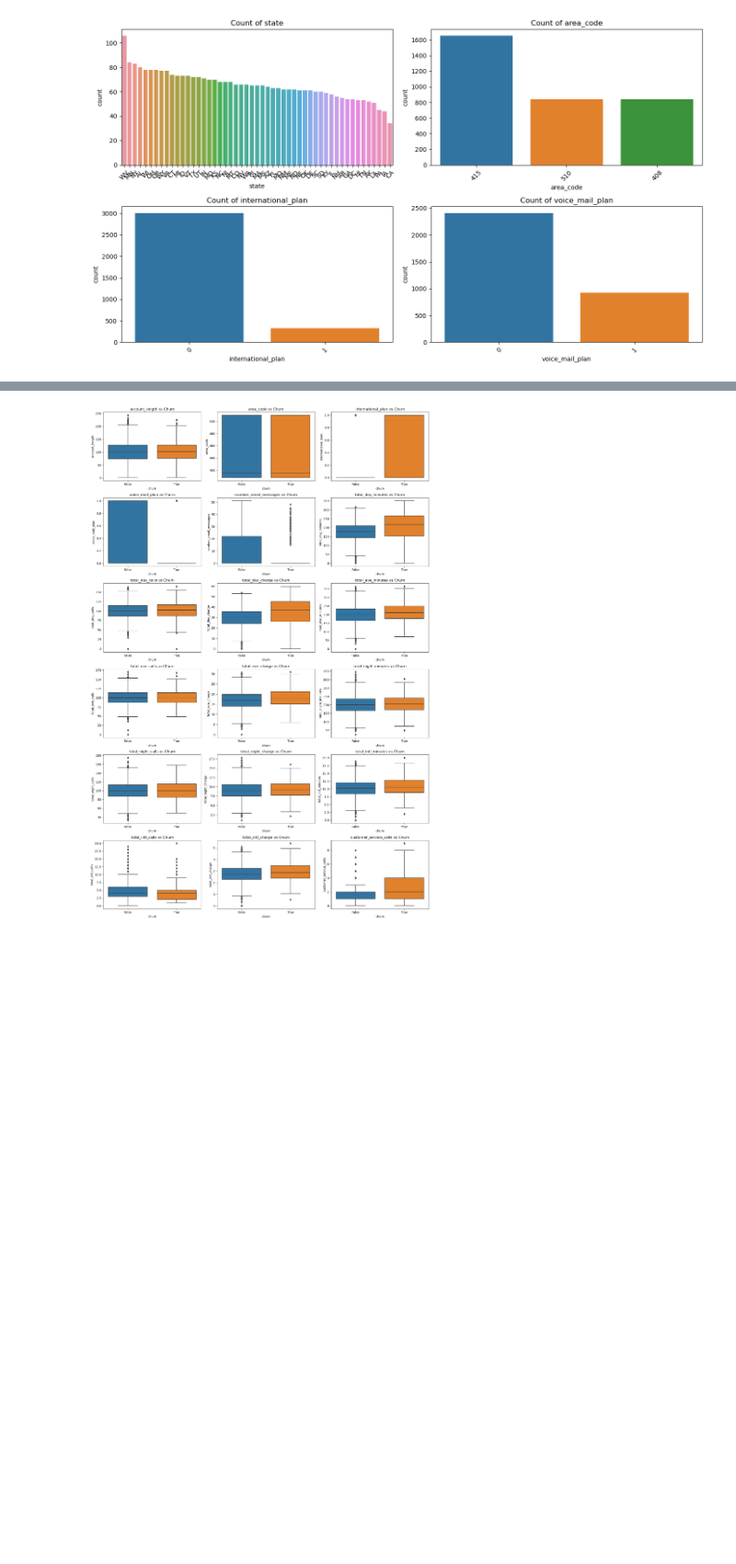
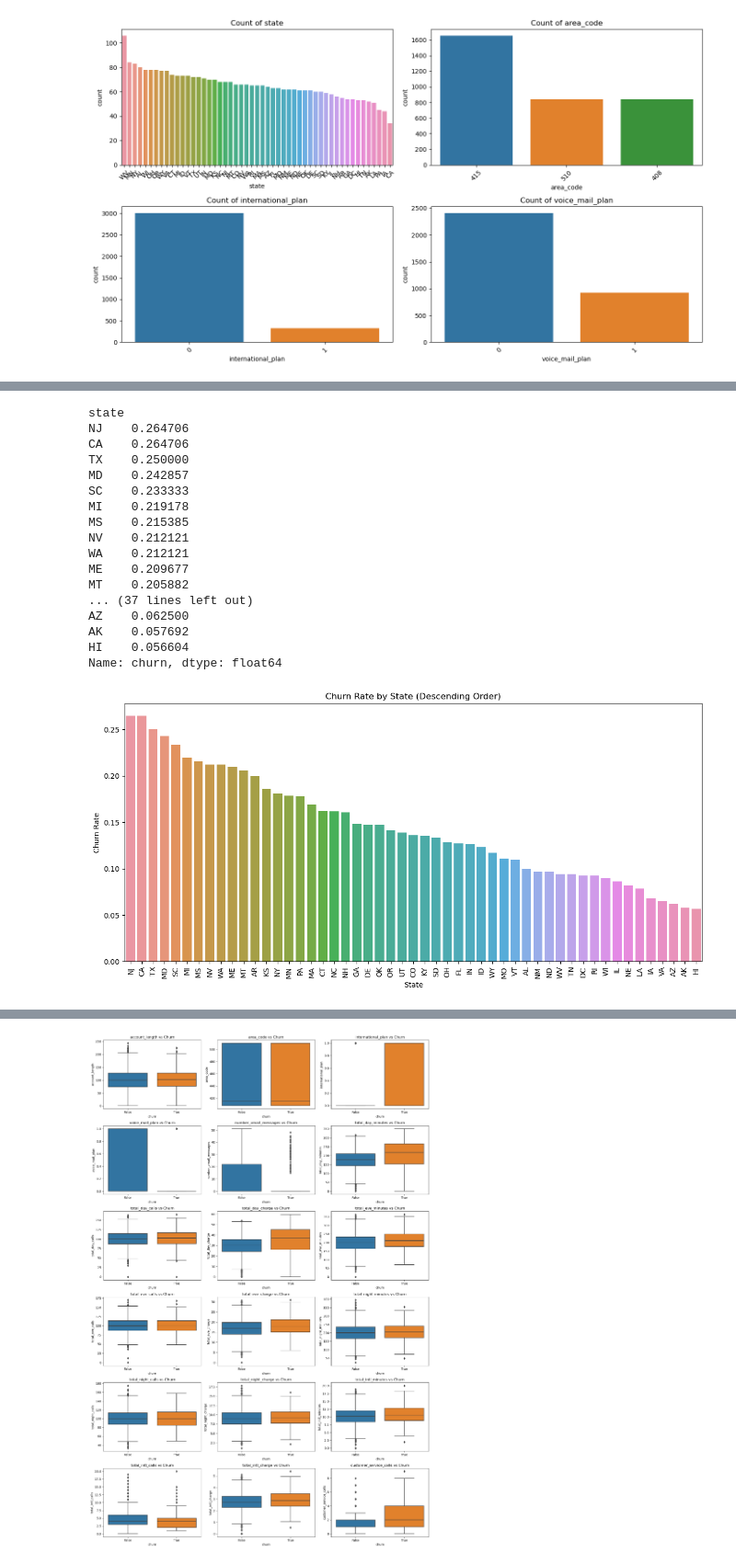
Before and after one commit to Marilyn2961/Telecom_Churn_Prediction_Project, a Jupyter notebook: Telecom_Churn_Prediction_Project.ipynb, the cells around one changed output, grey strips where cells are left out. Shown at 92% size. Cells and saved outputs as stored; diff of their text form; code cells hidden in the pictures; blank space fills up the shorter version.

```diff
--- a/Telecom_Churn_Prediction_Project.ipynb
+++ b/Telecom_Churn_Prediction_Project.ipynb
@@ -518,0 +506,38 @@ Understanding these categorical distributions is crucial for several reasons. Fi
+# %%
+churn_by_state = df.groupby('state')['churn'].mean().sort_values(ascending=False)
+print(churn_by_state)
+
+# Calculate churn rate per state
+churn_rate = df.groupby('state')['churn'].mean().reset_index()
+
+# Sort by churn rate descending
+churn_rate_sorted = churn_rate.sort_values(by='churn', ascending=False)
+
+# Plot
+plt.figure(figsize=(12,6))
+sns.barplot(data=churn_rate_sorted, x='state', y='churn')
+plt.xticks(rotation=90)
+plt.title('Churn Rate by State (Descending Order)')
+plt.ylabel('Churn Rate')
+plt.xlabel('State')
+plt.tight_layout()
+plt.show()
+# %% [output]
+state
+NJ    0.264706
+CA    0.264706
+TX    0.250000
+MD    0.242857
+SC    0.233333
+MI    0.219178
+MS    0.215385
+NV    0.212121
+WA    0.212121
+ME    0.209677
+MT    0.205882
+... (37 lines left out)
+AZ    0.062500
+AK    0.057692
+HI    0.056604
+Name: churn, dtype: float64
+[figure, added]
```
Also changed, not shown: parts of 60 cells of this notebook.
